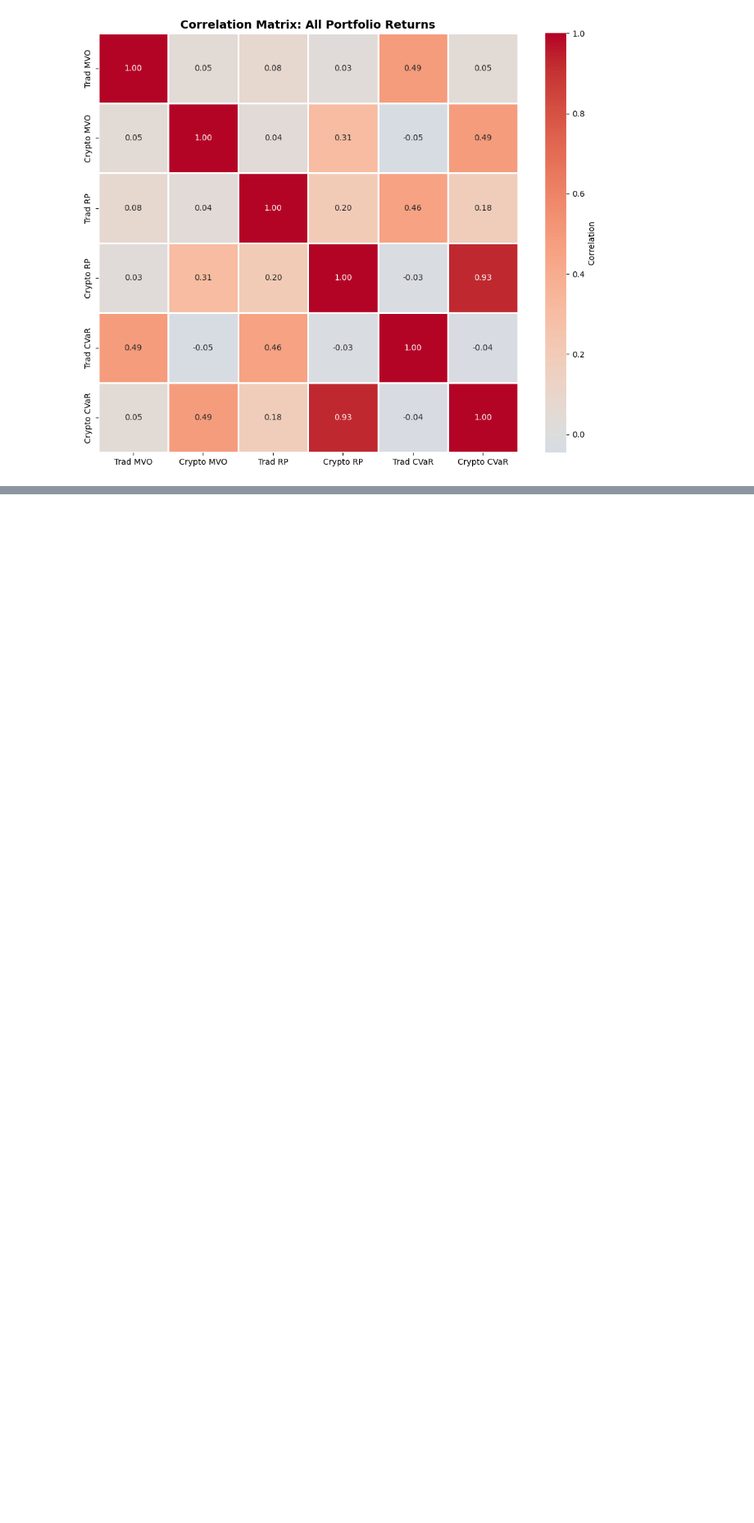
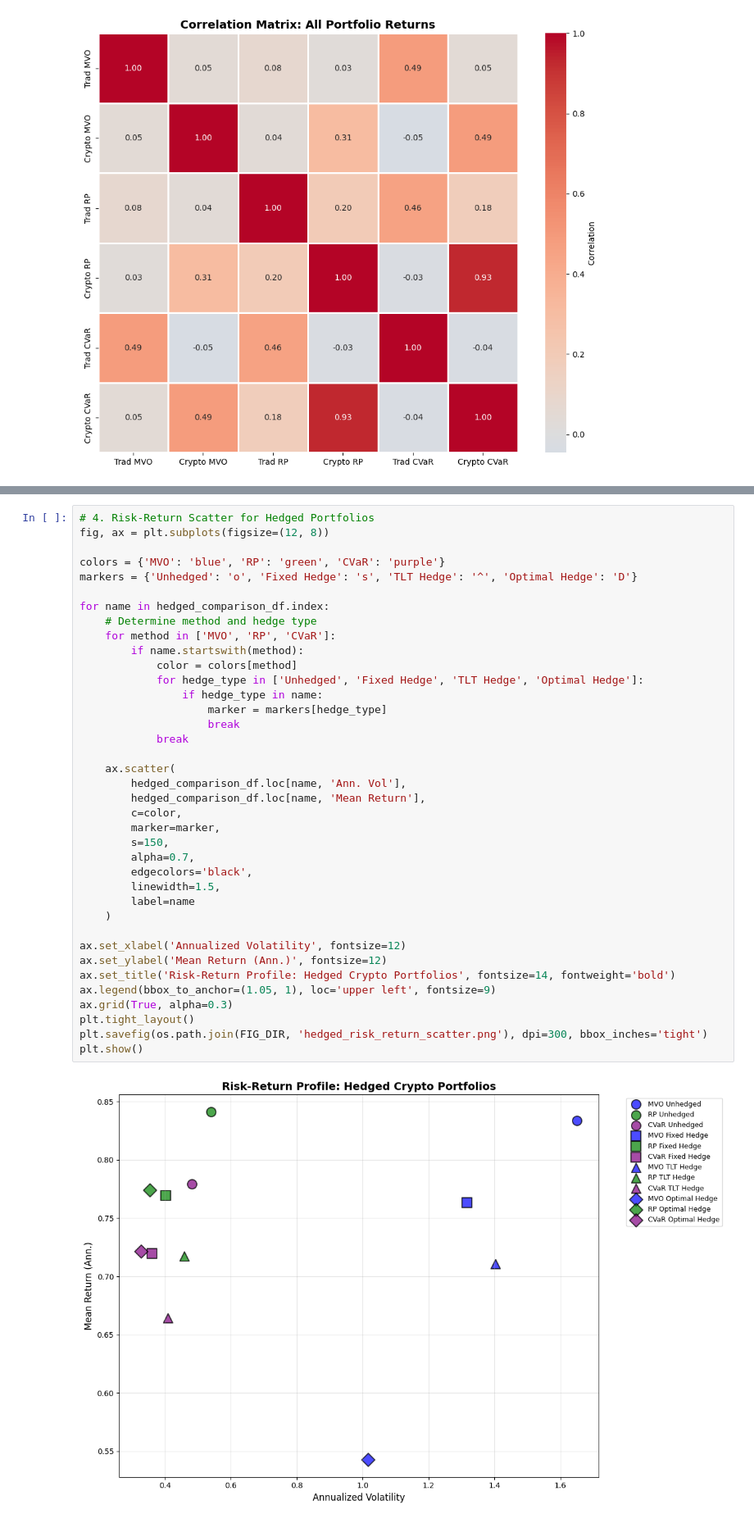
Before and after one commit to sahilnay/crypto-final-project-trad-crypto-assets, a Jupyter notebook: 5_portfolio_optimization/portfolio_optimization.ipynb, the cells around one changed output, grey strips where cells are left out. Shown at 82% size. Drawn from its saved outputs; the diff is of its cells as text; blank space fills up the shorter version.

```diff
--- a/5_portfolio_optimization/portfolio_optimization.ipynb
+++ b/5_portfolio_optimization/portfolio_optimization.ipynb
@@ -507,0 +835,40 @@ plt.show()
+# %%
+# 4. Risk-Return Scatter for Hedged Portfolios
+fig, ax = plt.subplots(figsize=(12, 8))
+
+colors = {'MVO': 'blue', 'RP': 'green', 'CVaR': 'purple'}
+markers = {'Unhedged': 'o', 'Fixed Hedge': 's', 'TLT Hedge': '^', 'Optimal Hedge': 'D'}
+
+for name in hedged_comparison_df.index:
+    # Determine method and hedge type
+    for method in ['MVO', 'RP', 'CVaR']:
+        if name.startswith(method):
+            color = colors[method]
+            for hedge_type in ['Unhedged', 'Fixed Hedge', 'TLT Hedge', 'Optimal Hedge']:
+                if hedge_type in name:
+                    marker = markers[hedge_type]
+                    break
+            break
+
+    ax.scatter(
+        hedged_comparison_df.loc[name, 'Ann. Vol'],
+        hedged_comparison_df.loc[name, 'Mean Return'],
+        c=color,
+        marker=marker,
+        s=150,
+        alpha=0.7,
+        edgecolors='black',
+        linewidth=1.5,
+        label=name
+    )
+
+ax.set_xlabel('Annualized Volatility', fontsize=12)
+ax.set_ylabel('Mean Return (Ann.)', fontsize=12)
+ax.set_title('Risk-Return Profile: Hedged Crypto Portfolios', fontsize=14, fontweight='bold')
+ax.legend(bbox_to_anchor=(1.05, 1), loc='upper left', fontsize=9)
+ax.grid(True, alpha=0.3)
+plt.tight_layout()
+plt.savefig(os.path.join(FIG_DIR, 'hedged_risk_return_scatter.png'), dpi=300, bbox_inches='tight')
+plt.show()
+# %% [output]
+[figure, added]
```
Also changed, not shown: parts of 10 cells of this notebook, 6 other files.
